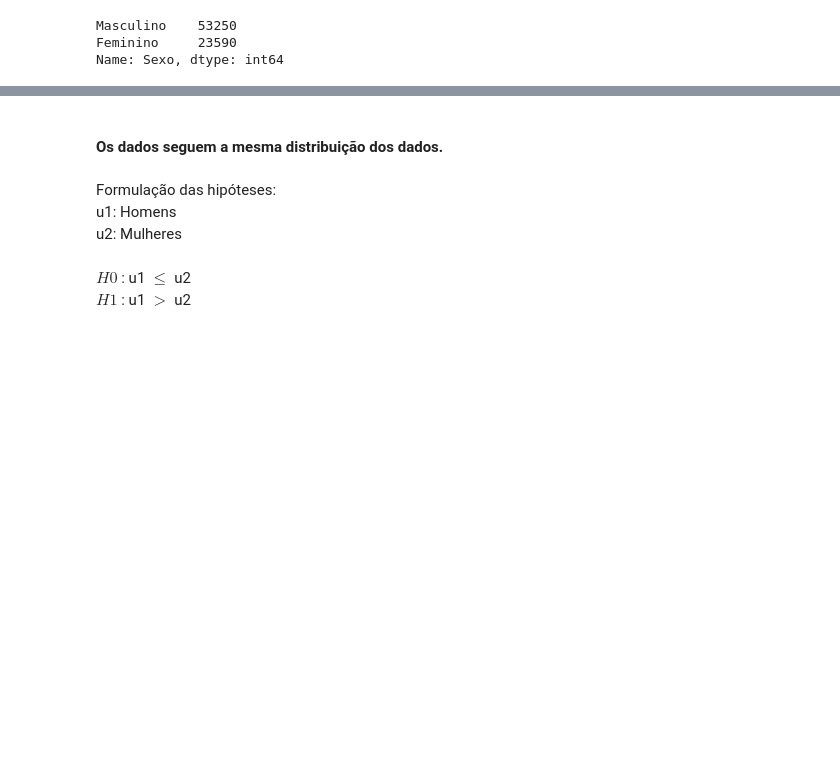
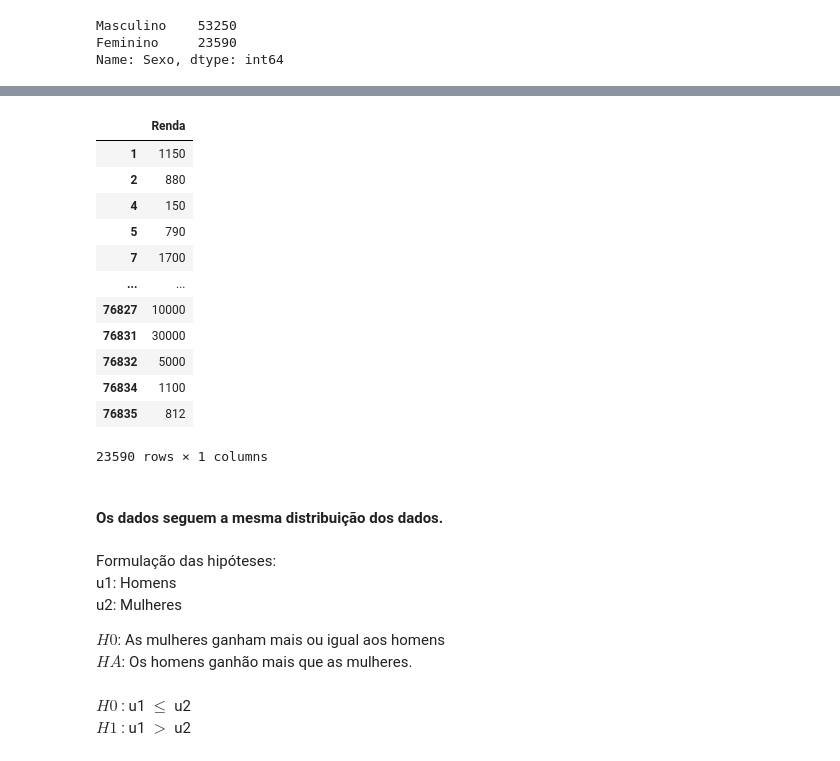
Before and after one commit to Marcus-Bernard0/Data-Science-projects, a Jupyter notebook: 1 - Projeto PNAD/Notebook/Projeto.ipynb, the cells around one changed output, grey strips where cells are left out. Drawn from its saved outputs; the diff is of its cells as text; code cells hidden in the pictures; blank space fills up the shorter version.

```diff
--- a/1 - Projeto PNAD/Notebook/Projeto.ipynb
+++ b/1 - Projeto PNAD/Notebook/Projeto.ipynb
@@ -649,0 +619,16 @@ dfMulheres = pd.DataFrame(data_teste.loc[lambda x: data_teste.Sexo == "Feminino"
+# %%
+dfMulheres
+# %% [output]
+|  | Renda |
+| 1 | 1150 |
+| 2 | 880 |
+| 4 | 150 |
+| 5 | 790 |
+| 7 | 1700 |
+| ... | ... |
+| 76827 | 10000 |
+| 76831 | 30000 |
+| 76832 | 5000 |
+| 76834 | 1100 |
+| 76835 | 812 |
+23590 rows × 1 columns
@@ -652,7 +641,11 @@ dfMulheres = pd.DataFrame(data_teste.loc[lambda x: data_teste.Sexo == "Feminino"
 # %% [markdown]
 Formulação das hipóteses:<br>
 u1: Homens<br>
-u2: Mulheres
+u2: Mulheres <br>
+
+$H0$: As mulheres ganham mais ou igual aos homens
+<br>
+$HA$: Os homens ganhão mais que as mulheres.
 # %% [markdown]
 
 $H0$ : u1 $\leq$ u2 <br>
```
Also changed, not shown: parts of 19 cells of this notebook.
